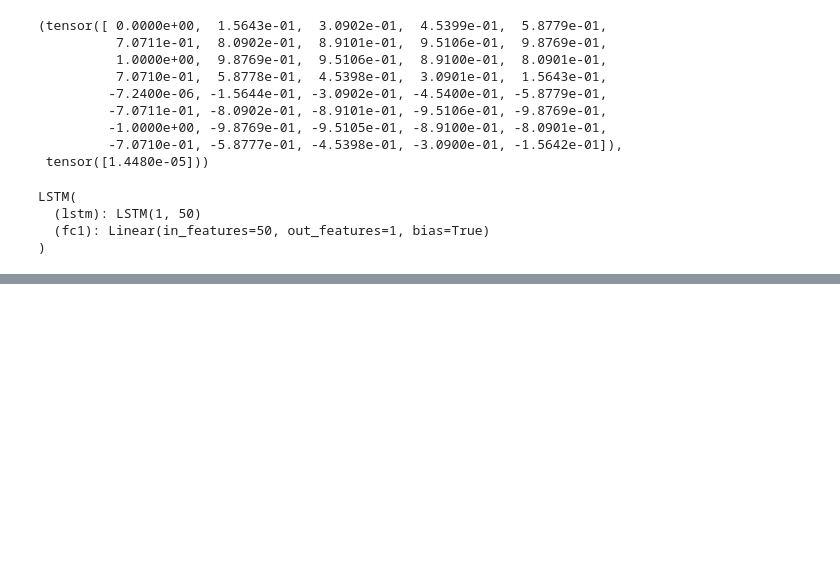
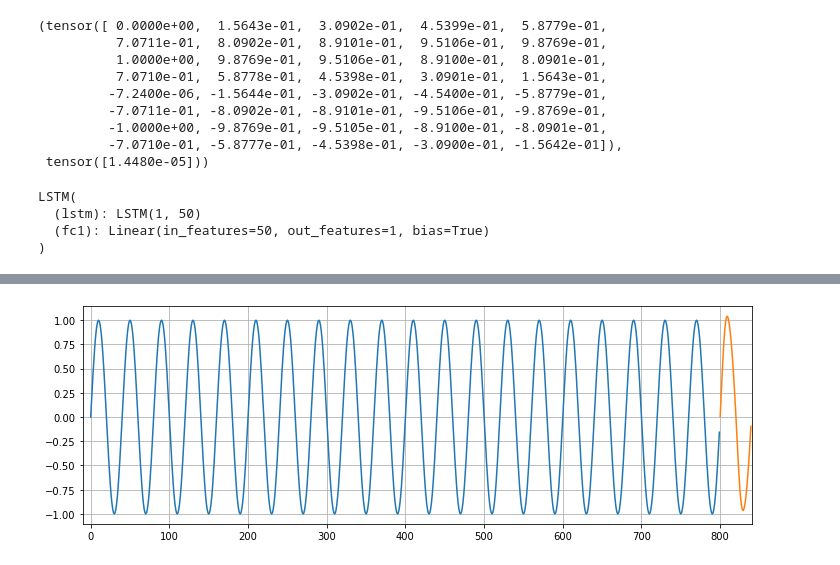
Before and after one commit to connor-john/RNN-pytorch, a Jupyter notebook: RNN-playground.ipynb, the cells around one changed output, grey strips where cells are left out. Saved outputs shown, nothing was run; the diff lists cells and outputs as text; code cells hidden in the pictures; blank space fills up the shorter version.

```diff
--- a/RNN-playground.ipynb
+++ b/RNN-playground.ipynb
@@ -94,0 +185,25 @@ LSTM(
+# %%
+# retraininghttps://www.hidive.com/
+
+import time
+start_time = time.time()
+
+# copied from above
+for i in range(epochs):
+
+    for seq, y_train in train_data:
+
+        optimizer.zero_grad()
+        model.hidden = (torch.zeros(1,1,model.hidden_dim),torch.zeros(1,1,model.hidden_dim))
+
+        y_pred = model(seq)
+
+        loss = criterion(y_pred, y_train)
+        loss.backward()
+        optimizer.step()
+
+    # training result
+    print(f'Epoch: {i+1:2} | Loss: {loss.item():10.8f}')
+
+total_time = time.time() - start_time
+print(total_time / 60)
@@ -94,0 +227,19 @@ LSTM(
+# %%
+# forecast
+preds = y[-seq_size:].tolist()
+
+for i in range(future):
+    seq = torch.FloatTensor(preds[-seq_size:])
+    with torch.no_grad():
+        model.hidden = (torch.zeros(1,1,model.hidden_dim),torch.zeros(1,1,model.hidden_dim))
+        preds.append(model(seq).item())
+# %%
+# plot predicitons
+plt.figure(figsize=(12, 4))
+plt.xlim(-10,841)
+plt.grid(True)
+plt.plot(y.numpy())
+plt.plot(range(800, 800 + future),preds[seq_size:])
+plt.show()
+# %% [output]
+[figure, added]
```
Also changed, not shown: parts of 8 cells of this notebook.
